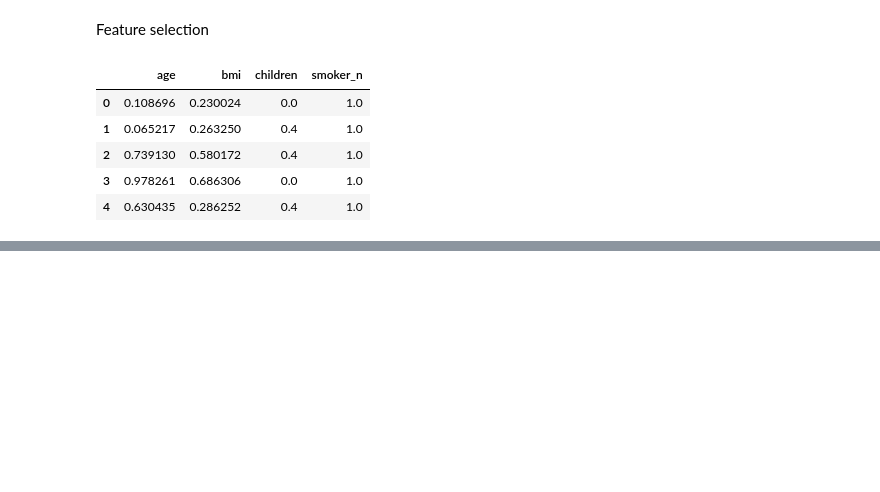
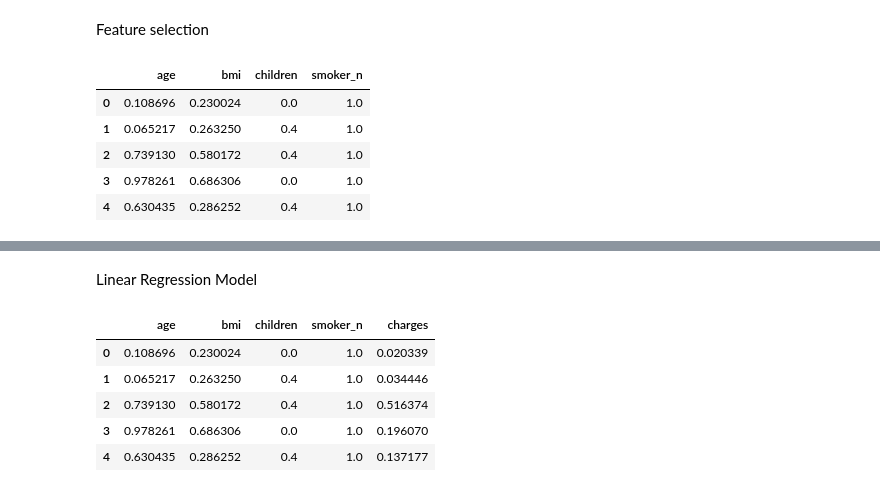
Before and after one commit to maria-pigazzi/linear-regression, a Jupyter notebook: src/explore.ipynb, the cells around one changed output, grey strips where cells are left out. Saved outputs shown, nothing was run; the diff lists cells and outputs as text; code cells hidden in the pictures; blank space fills up the shorter version.

```diff
--- a/src/explore.ipynb
+++ b/src/explore.ipynb
@@ -112,0 +130,15 @@ X_train_correlated.head()
+# %% [markdown]
+Linear Regression Model
+# %%
+#Load tidy csv files
+train_data = pd.read_csv("../data/processed/clean_train.csv") #80% of total data
+test_data = pd.read_csv("../data/processed/clean_test.csv") #20% of total data
+
+train_data.head()
+# %% [output]
+|  | age | bmi | children | smoker_n | charges |
+| 0 | 0.108696 | 0.230024 | 0.0 | 1.0 | 0.020339 |
+| 1 | 0.065217 | 0.263250 | 0.4 | 1.0 | 0.034446 |
+| 2 | 0.739130 | 0.580172 | 0.4 | 1.0 | 0.516374 |
+| 3 | 0.978261 | 0.686306 | 0.0 | 1.0 | 0.196070 |
+| 4 | 0.630435 | 0.286252 | 0.4 | 1.0 | 0.137177 |
```
Also changed, not shown: parts of 13 cells of this notebook, 2 other files.
